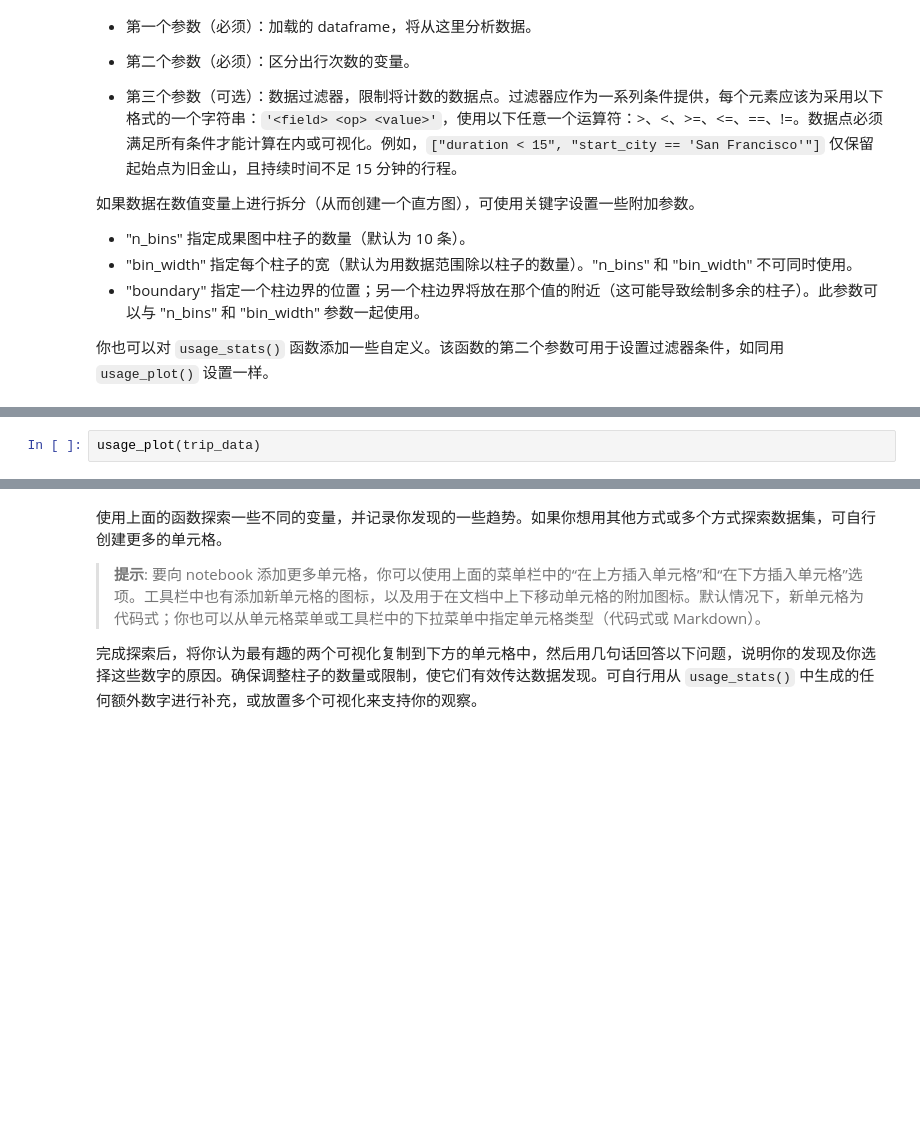
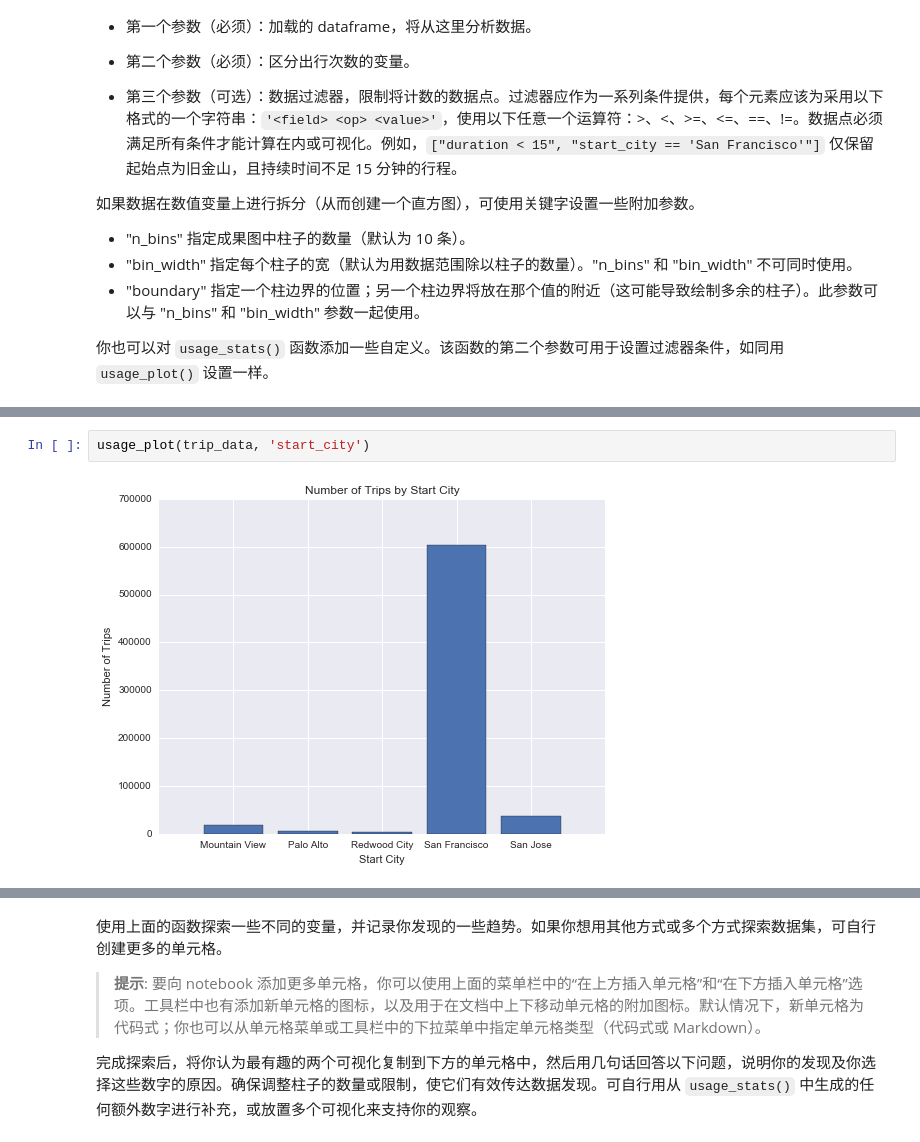
Before and after one commit to Cen74/data-analyst, a Jupyter notebook: projects_zh/P0 bike_sharing/Bay_Area_Bike_Share_Analysis.ipynb, the cells around one changed output, grey strips where cells are left out. Saved outputs shown, nothing was run; the diff lists cells and outputs as text; blank space fills up the shorter version.

```diff
--- a/projects_zh/P0 bike_sharing/Bay_Area_Bike_Share_Analysis.ipynb
+++ b/projects_zh/P0 bike_sharing/Bay_Area_Bike_Share_Analysis.ipynb
@@ -275,2 +343,4 @@ usage_stats(trip_data)
 # %%
-usage_plot(trip_data)
+usage_plot(trip_data, 'start_city')
+# %% [output]
+[figure, added]
```
Also changed, not shown: parts of 22 cells of this notebook, 5 other files.
